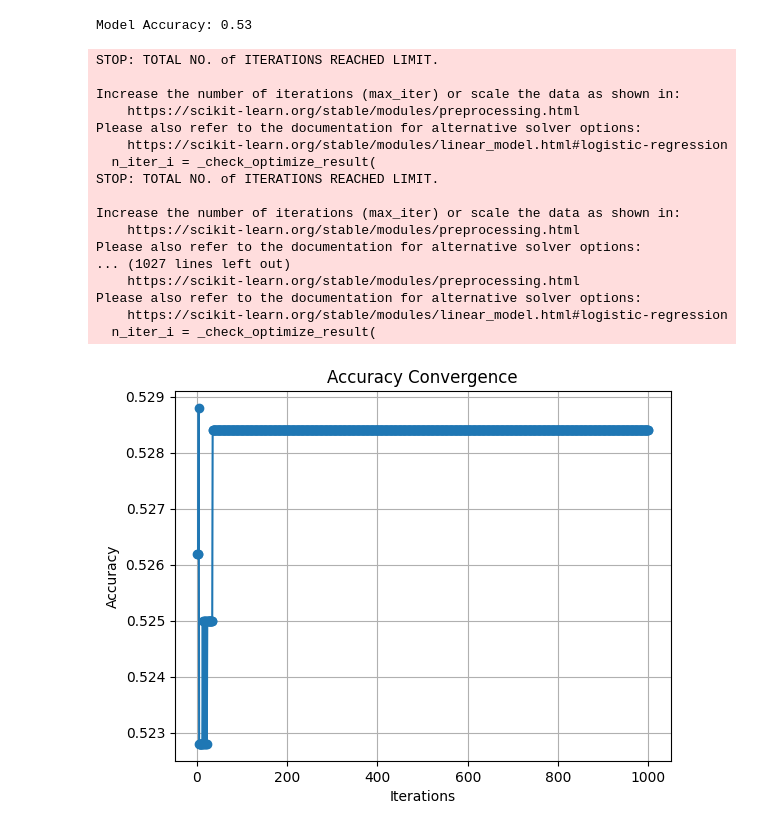
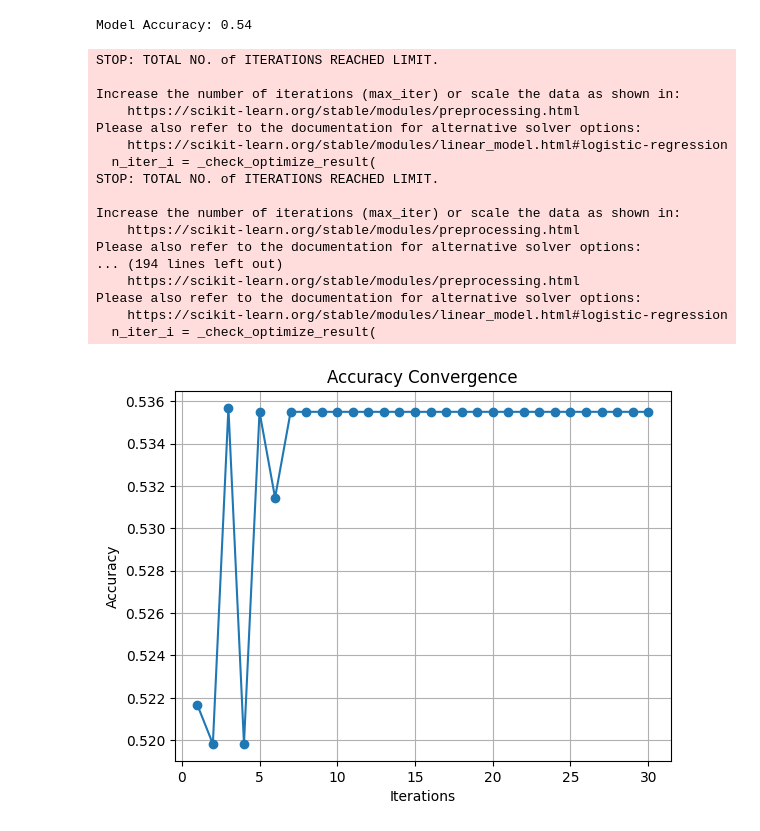
Before and after one commit to ColinLi33/CSE158-Assignment-2, a Jupyter notebook: Jaccard.ipynb, the cells around one changed output. Cells and saved outputs as stored; diff of their text form; code cells hidden in the pictures.

```diff
--- a/Jaccard.ipynb
+++ b/Jaccard.ipynb
@@ -4,7 +4,7 @@ from sklearn.model_selection import train_test_split
 from sklearn.linear_model import LogisticRegression
 from sklearn.metrics import accuracy_score
 
-data = pd.read_csv('league_matches_data_final_KR.csv')
+data = pd.read_csv('combined_league_matches.csv')
 
 def jaccard_similarity(set1, set2):
     intersection = len(set1 & set2)
@@ -27,7 +27,7 @@ for i, row in data.iterrows():
         ]))
 
 # Optimize by limiting to the last N historical games
-N = 100
+N = 1000
 recent_winning_teams = winning_teams[-N:]
 
 blue_team_similarities = []
@@ -63,43 +63,43 @@ y_pred = clf.predict(X_test)
 accuracy = accuracy_score(y_test, y_pred)
 print(f"Model Accuracy: {accuracy:.2f}")
 # %% [output]
-Model Accuracy: 0.53
+Model Accuracy: 0.54
 # %%
 import matplotlib.pyplot as plt
 
 # Enable warm_start for iterative convergence tracking
-clf = LogisticRegression(max_iter=1, warm_start=True, random_state=42, solver='lbfgs')
+clf = LogisticRegression(max_iter=1, warm_start=True, solver='lbfgs')
 
 accuracies = []
 
-for i in range(1, 1001):
+for i in range(1, 31):
     clf.fit(X_train, y_train)
     y_pred = clf.predict(X_test)
     accuracy = accuracy_score(y_test, y_pred)
     accuracies.append(accuracy)
 
-plt.plot(range(1, 1001), accuracies, marker='o')
+plt.plot(range(1, 31), accuracies, marker='o')
 plt.xlabel('Iterations')
 plt.ylabel('Accuracy')
 plt.title('Accuracy Convergence')
 plt.grid()
 plt.show()
 # %% [output]
 STOP: TOTAL NO. of ITERATIONS REACHED LIMIT.
 
 Increase the number of iterations (max_iter) or scale the data as shown in:
     https://scikit-learn.org/stable/modules/preprocessing.html
 Please also refer to the documentation for alternative solver options:
     https://scikit-learn.org/stable/modules/linear_model.html#logistic-regression
   n_iter_i = _check_optimize_result(
 STOP: TOTAL NO. of ITERATIONS REACHED LIMIT.
 
 Increase the number of iterations (max_iter) or scale the data as shown in:
     https://scikit-learn.org/stable/modules/preprocessing.html
 Please also refer to the documentation for alternative solver options:
-... (1027 lines left out)
+... (194 lines left out)
     https://scikit-learn.org/stable/modules/preprocessing.html
 Please also refer to the documentation for alternative solver options:
     https://scikit-learn.org/stable/modules/linear_model.html#logistic-regression
   n_iter_i = _check_optimize_result(
-[figure, old version]
+[figure, new version]
```
Also changed, not shown: 2 other files.
